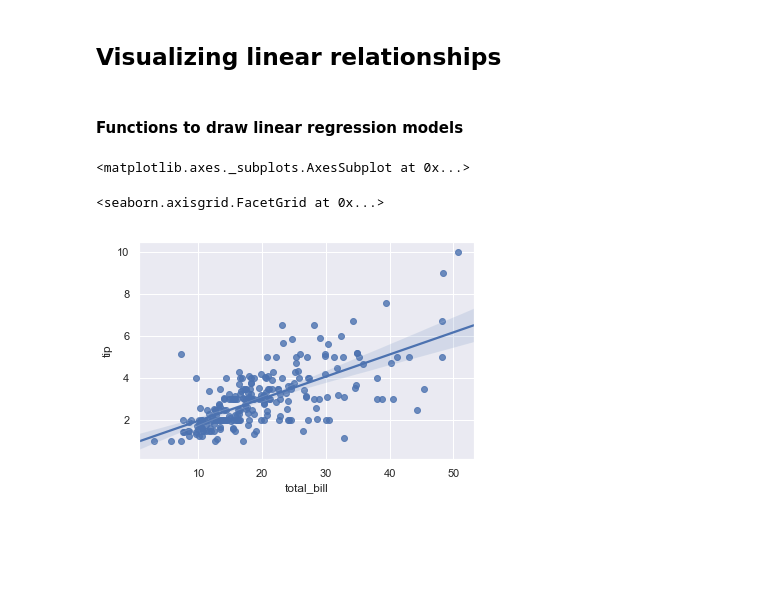
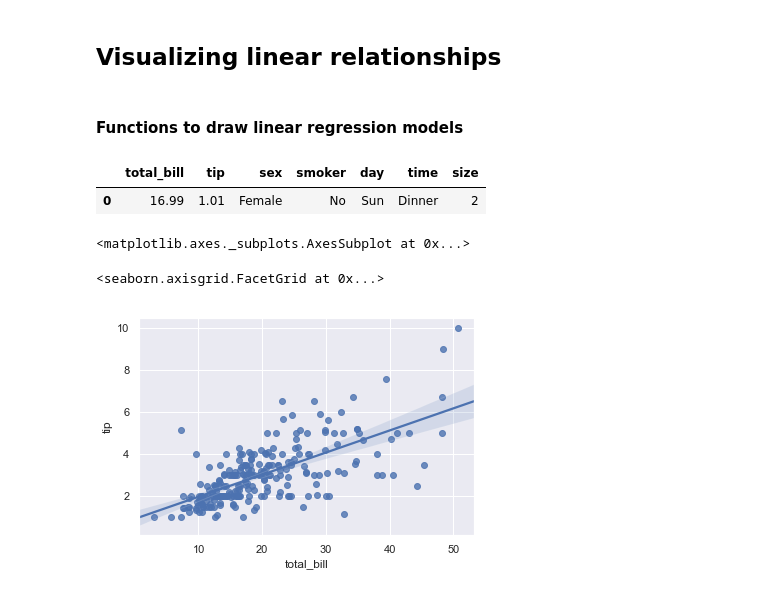
Before and after one commit to Licho59/job_data_visualize, a Jupyter notebook: Seaborn/seaborn_visual_linear_relation.ipynb, the cells around one changed output. Drawn from its saved outputs; the diff is of its cells as text; code cells hidden in the pictures; blank space fills up the shorter version.

```diff
--- a/Seaborn/seaborn_visual_linear_relation.ipynb
+++ b/Seaborn/seaborn_visual_linear_relation.ipynb
@@ -16,6 +19,11 @@ sns.set(color_codes=True)
 tips = sns.load_dataset('tips')
 # %% [markdown]
 <h4>Functions to draw linear regression models</h4>
+# %%
+tips.head(1)
+# %% [output]
+|  | total_bill | tip | sex | smoker | day | time | size |
+| 0 | 16.99 | 1.01 | Female | No | Sun | Dinner | 2 |
 # %%
 # regplot() and lmplot() - main functions for linear relationships
 # very similar but regplot accepts variety of data formats
```
Also changed, not shown: parts of 1 cell of this notebook, 7 other files.
